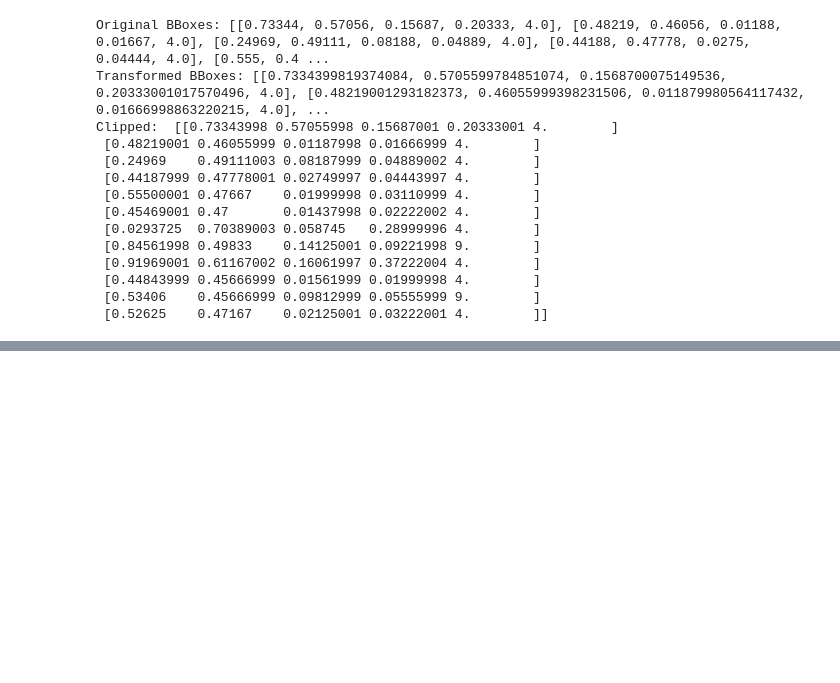
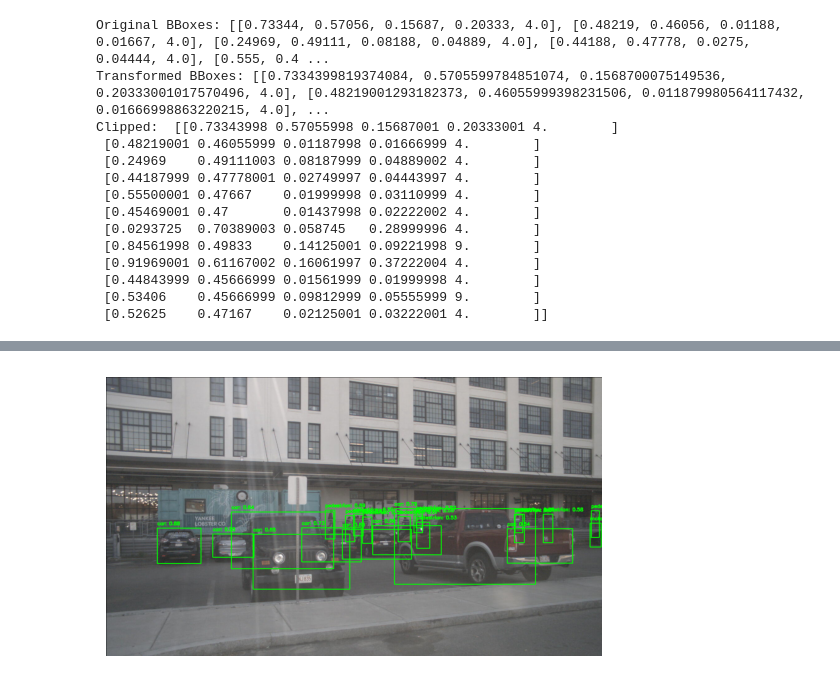
Before and after one commit to Leon-web-net/ES327_Project, a Jupyter notebook: YOLO_pytorch.ipynb, the cells around one changed output, grey strips where cells are left out. Saved outputs shown, nothing was run; the diff lists cells and outputs as text; code cells hidden in the pictures; blank space fills up the shorter version.

```diff
--- a/YOLO_pytorch.ipynb
+++ b/YOLO_pytorch.ipynb
@@ -681,0 +845,19 @@ hello = validate_box_coordinates(label_dir, annotations)
+# %%
+import torch
+from utils import load_checkpoint
+from config import DEVICE, IMAGE_SIZE
+ # Replace with your model's class
+
+# Initialize the model
+model = YOLOv3(num_classes=8).to(DEVICE)  # Adjust num_classes based on your config
+
+# Load the checkpoint
+checkpoint_path = "/content/drive/MyDrive/YOLOV3_Pytorch/checkpoint_P2_100.pth.tar"
+
+checkpoint = torch.load(checkpoint_path, map_location=torch.device(DEVICE))
+model.load_state_dict(checkpoint['state_dict'])
+
+# Set the model to evaluation mode
+model.eval()
+# load_checkpoint(checkpoint_path, model, optimizer=None, lr=0)  # optimizer is optional
+# model.eval()
@@ -681,0 +931,35 @@ hello = validate_box_coordinates(label_dir, annotations)
+# %%
+import cv2
+from albumentations import Compose, Resize, Normalize
+from albumentations.pytorch import ToTensorV2
+import os
+import albumentations as A
+
+# Define preprocessing pipeline
+preprocess = A.Compose([
+    A.Resize(height=config.IMAGE_SIZE, width=config.IMAGE_SIZE),
+    A.Normalize(mean=[0, 0, 0], std=[1, 1, 1], max_pixel_value=255),
+    ToTensorV2(),
+])
+
+
+image_dataset = "/content/drive/MyDrive/datasets/Nuim_dataset/images"
+# list_of_images = os.listdir(image_dataset)
+image_name = "00000908.jpg"
+# Load and preprocess the image
+image_path = image_dataset + "/" + image_name
+image = cv2.imread(image_path)
+# print(type(image))
+image = cv2.cvtColor(image, cv2.COLOR_BGR2RGB)
+augmented = preprocess(image=image)
+image_tensor = augmented["image"]
+
+# Example usage
+image_tensor = image_tensor  # Your preprocessed image tensor
+anchors = config.ANCHORS
+
+bboxes = get_single_image_bboxes(model, image_tensor, anchors)
+# Example usage
+draw_bboxes(image, bboxes, config.MY_CLASSES)
+# %% [output]
+[figure, added]
```
Also changed, not shown: parts of 23 cells of this notebook.
